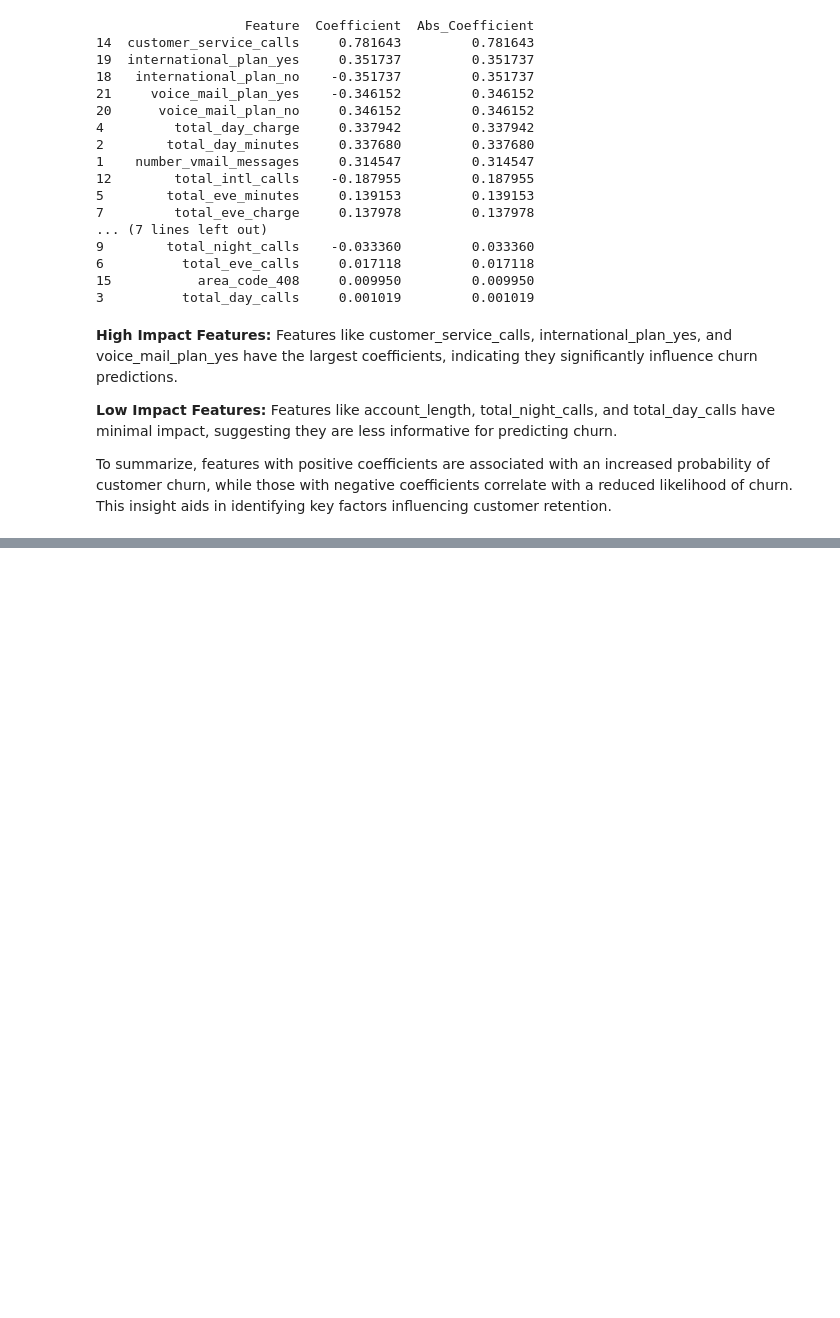
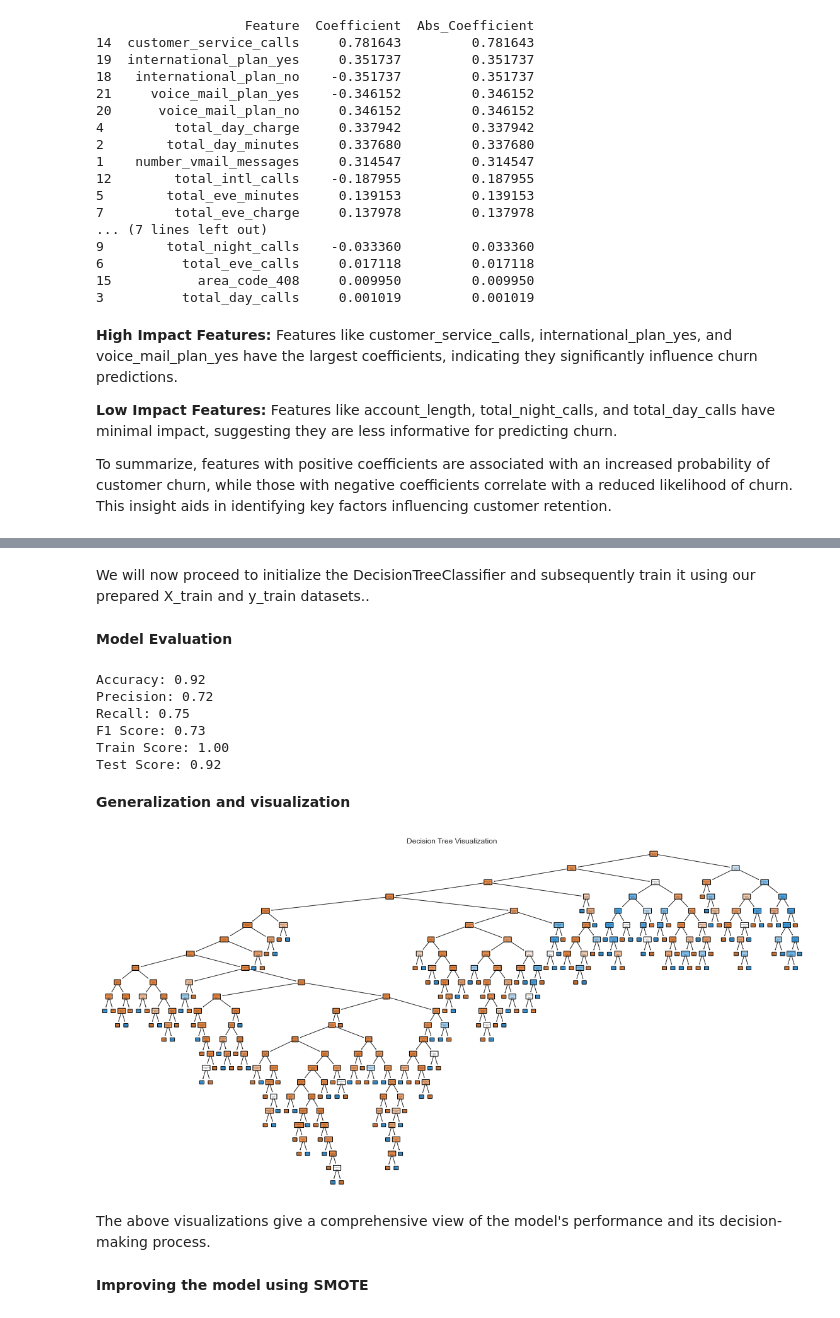
Before and after one commit to Annolyne/Phase3_Project, a Jupyter notebook: index.ipynb, the cells around one changed output, grey strips where cells are left out. Cells and saved outputs as stored; diff of their text form; code cells hidden in the pictures; blank space fills up the shorter version.

Commit message:
Decision tree model

```diff
--- a/index.ipynb
+++ b/index.ipynb
@@ -916,0 +923,50 @@ To summarize, features with positive coefficients are associated with an increas
+# %% [markdown]
+We will now proceed to initialize the DecisionTreeClassifier and subsequently train it using our prepared X_train and y_train datasets..
+# %%
+# Initialize and train the Decision Tree Classifier
+clf = DecisionTreeClassifier(random_state=42)
+clf.fit(X_train, y_train)
+
+# Make predictions on the test data
+y_pred = clf.predict(X_test)
+# %% [markdown]
+**Model Evaluation**
+# %%
+# Evaluate the model's performance
+y_pred = clf.predict(X_test)  # Ensure predictions are made before evaluation
+metrics = {
+    'Accuracy': accuracy_score(y_test, y_pred),
+    'Precision': precision_score(y_test, y_pred),
+    'Recall': recall_score(y_test, y_pred),
+    'F1 Score': f1_score(y_test, y_pred)
+}
+
+# Print evaluation metrics
+for metric, score in metrics.items():
+    print(f'{metric}: {score:.2f}')
+
+# Calculate and print train and test scores
+print(f'Train Score: {clf.score(X_train, y_train):.2f}')
+print(f'Test Score: {clf.score(X_test, y_test):.2f}')
+# %% [output]
+Accuracy: 0.92
+Precision: 0.72
+Recall: 0.75
+F1 Score: 0.73
+Train Score: 1.00
+Test Score: 0.92
+# %% [markdown]
+**Generalization and visualization**
+# %%
+from sklearn.tree import plot_tree
+
+plt.figure(figsize=(20, 10))
+plot_tree(clf, feature_names=X.columns, class_names=['Class 0', 'Class 1'], filled=True, rounded=True)
+plt.title('Decision Tree Visualization')
+plt.show()
+# %% [output]
+[figure, added]
+# %% [markdown]
+The above visualizations give a comprehensive view of the model's performance and its decision-making process.
+# %% [markdown]
+**Improving the model using SMOTE**
```
Also changed, not shown: parts of 16 cells of this notebook.
